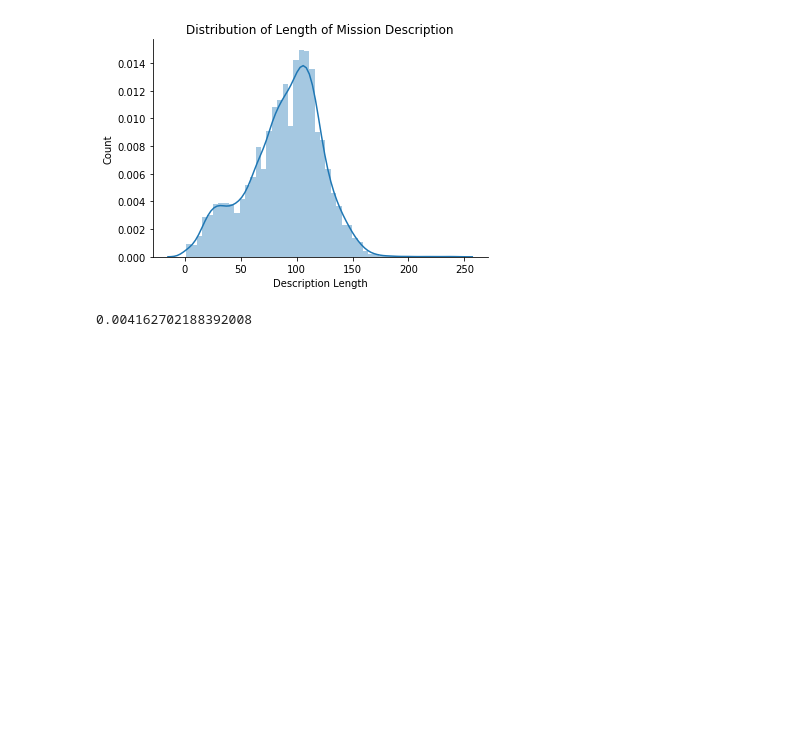
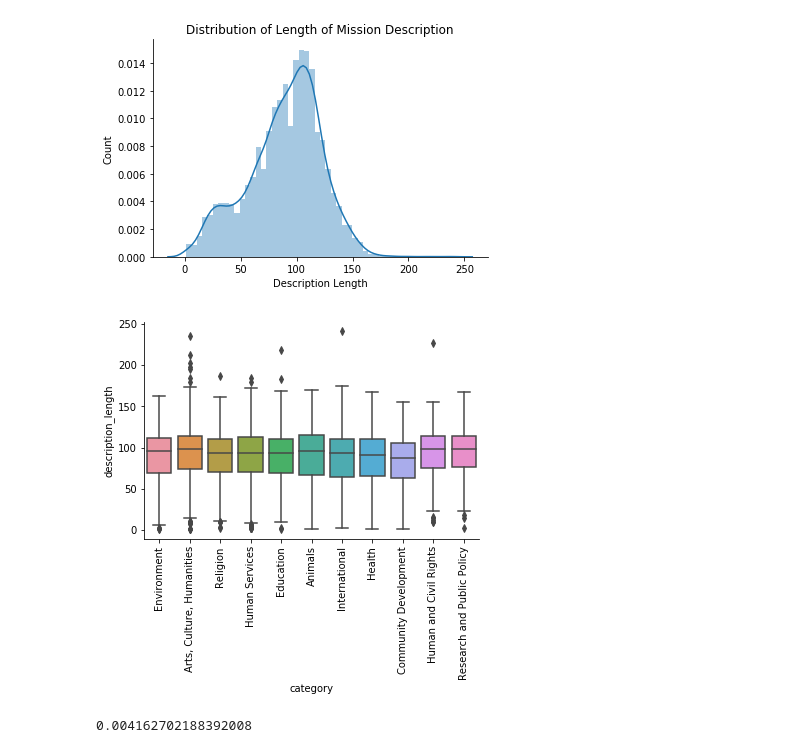
Before and after one commit to achanales/Giver, a Jupyter notebook: eda/eda_charity.ipynb, the cells around one changed output. Cells and saved outputs as stored; diff of their text form; code cells hidden in the pictures; blank space fills up the shorter version.

Commit message:
work on charity eda

```diff
--- a/eda/eda_charity.ipynb
+++ b/eda/eda_charity.ipynb
@@ -155,6 +176,14 @@ plt.title('Distribution of Length of Mission Description')
 sns.despine()
 # %% [output]
 [figure]
+# %%
+## Description length x category
+
+sns.boxplot(x = 'category', y = 'description_length', data = all_charity)
+plt.xticks(rotation=90)
+sns.despine()
+# %% [output]
+[figure, added]
 # %%
 len(all_charity[all_charity['description_length']<5])/len(all_charity)
 # %% [output]
```
Also changed, not shown: parts of 1 cell of this notebook.
